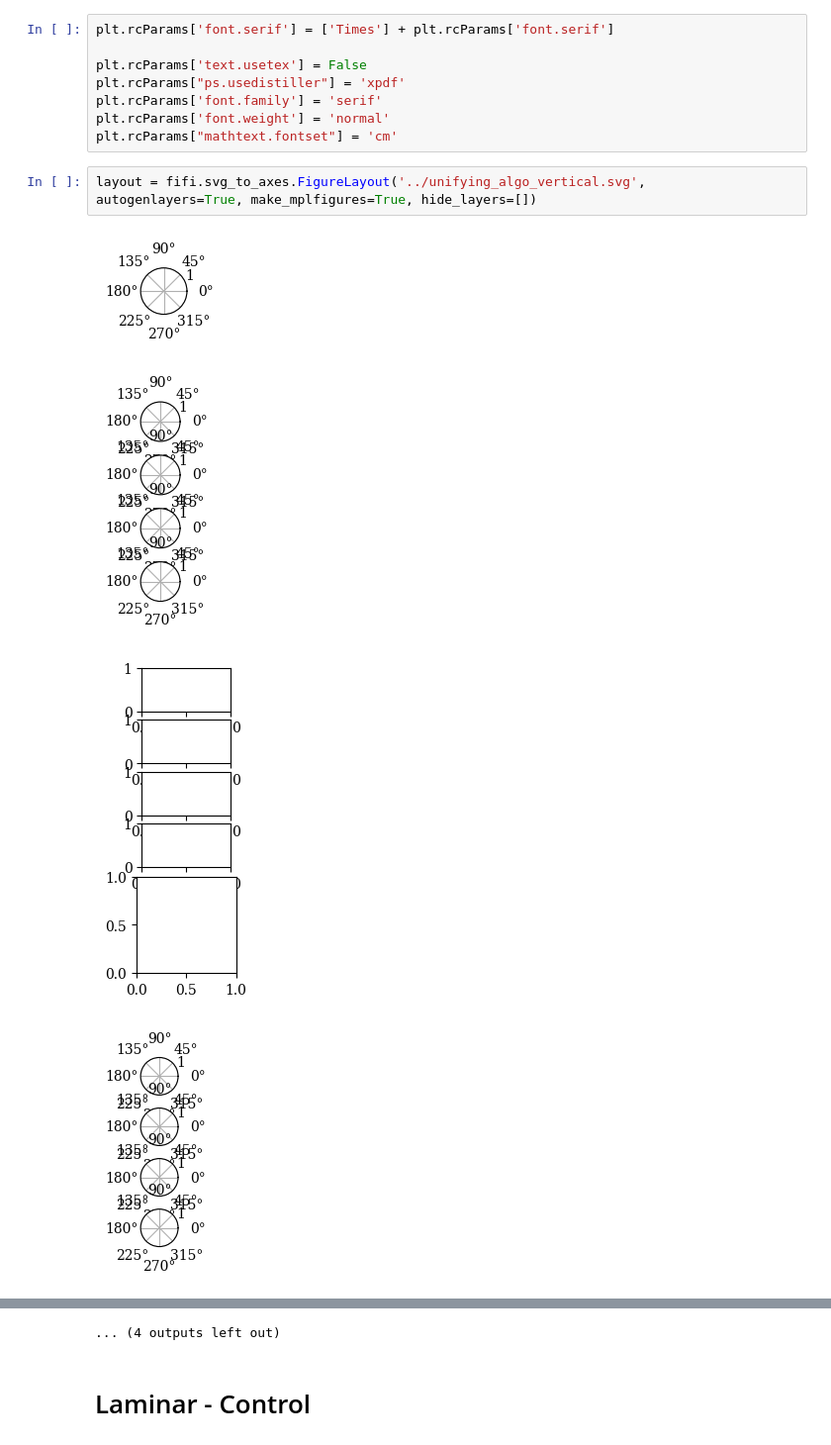
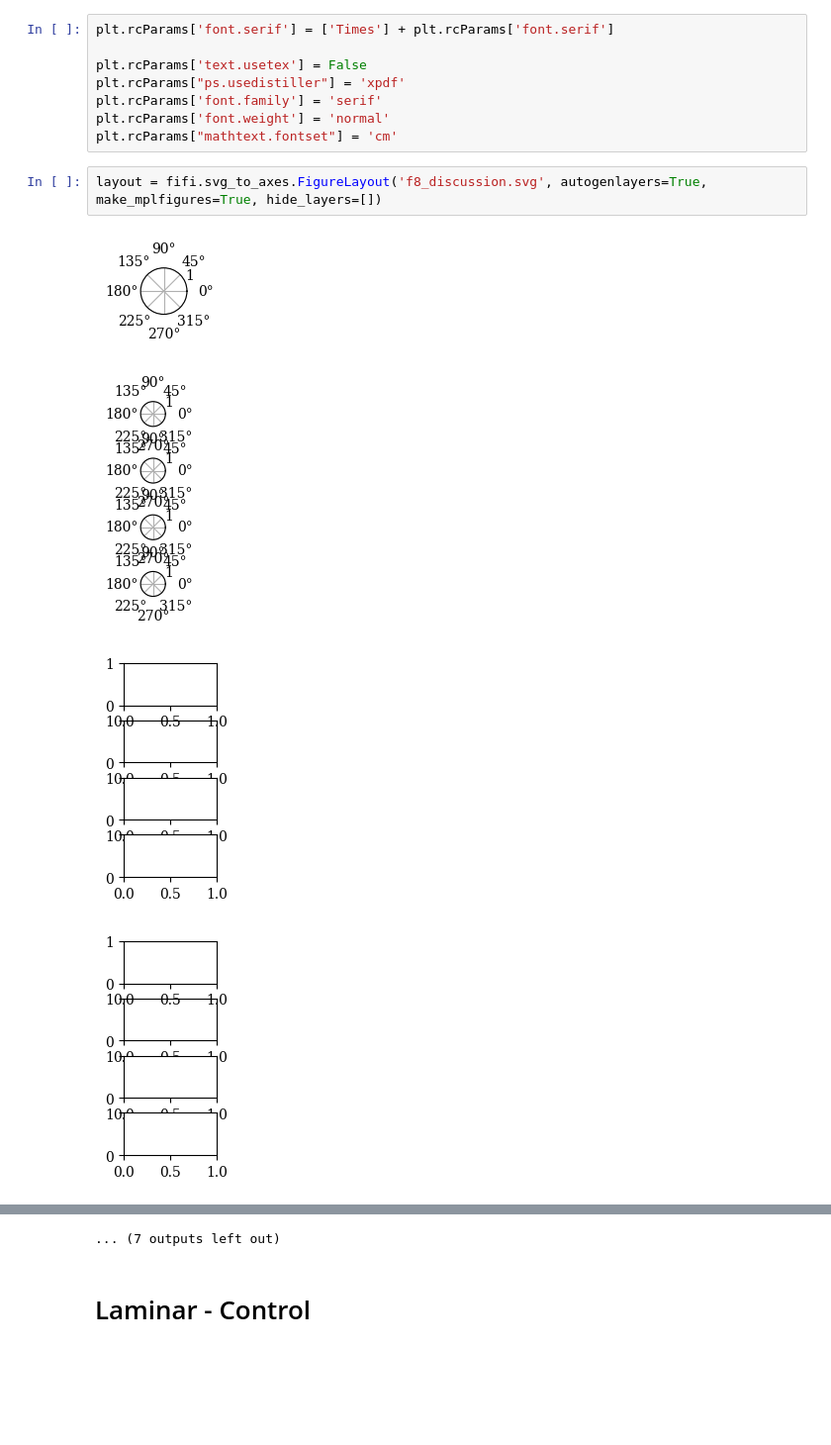
Before and after one commit to vanbreugel-lab/SplitFlowOptoTracking, a Jupyter notebook: FigureGeneration/Main/f8/f8_discussion_UMAP.ipynb, the cells around one changed output, grey strips where cells are left out. Shown at 99% size. Drawn from its saved outputs; the diff is of its cells as text; blank space fills up the shorter version.

```diff
--- a/FigureGeneration/Main/f8/f8_discussion_UMAP.ipynb
+++ b/FigureGeneration/Main/f8/f8_discussion_UMAP.ipynb
@@ -37,9 +37,9 @@ plt.rcParams['font.family'] = 'serif'
 plt.rcParams['font.weight'] = 'normal'
 plt.rcParams["mathtext.fontset"] = 'cm'
 # %%
-layout = fifi.svg_to_axes.FigureLayout('../unifying_algo_vertical.svg', autogenlayers=True, make_mplfigures=True, hide_layers=[])
+layout = fifi.svg_to_axes.FigureLayout('f8_discussion.svg', autogenlayers=True, make_mplfigures=True, hide_layers=[])
 # %% [output]
 [figure]
-[figure, old version]
+[figure, new version]
-[figure, old version]
+[figure, new version]
-[figure, old version]
+[figure, new version]
@@ -54,4 +54,4 @@ layout = fifi.svg_to_axes.FigureLayout('../unifying_algo_vertical.svg', autogenl
-... (4 outputs left out)
+... (7 outputs left out)
 # %% [markdown]
 # Laminar - Control
 # %%
```
Also changed, not shown: parts of 9 cells of this notebook, 4 other files.
